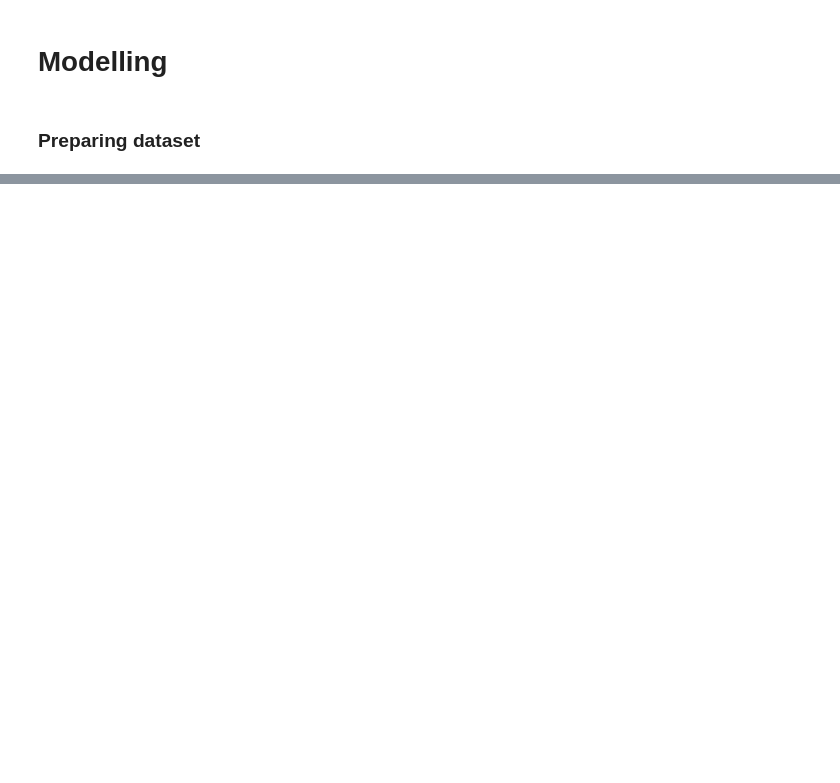
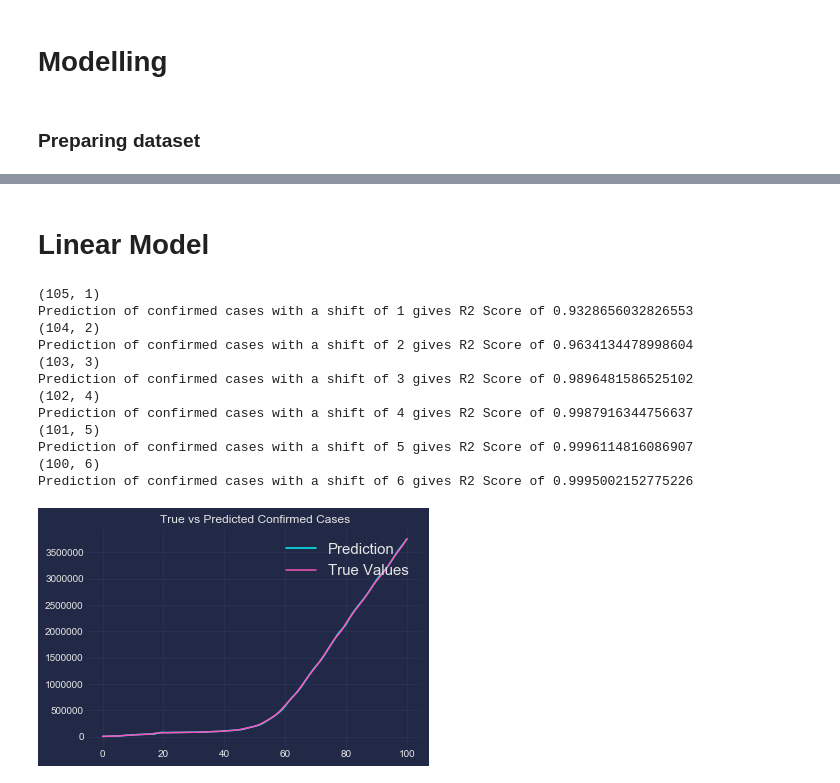
Before and after one commit to nlucian/covid19, a Jupyter notebook: BigDataProject_final.ipynb, the cells around one changed output, grey strips where cells are left out. Cells and saved outputs as stored; diff of their text form; code cells hidden in the pictures; blank space fills up the shorter version.

Commit message:
linear model + fixing the lockdown graph

```diff
--- a/BigDataProject_final.ipynb
+++ b/BigDataProject_final.ipynb
@@ -717,0 +761,44 @@ y_dead shape: (103,)
+# %% [markdown]
+# Linear Model
+# %%
+regressor = LinearRegression()
+
+for shift in np.arange(1, 7):
+    X_confirmed_copy=copy.deepcopy(X_confirmed)
+
+    x_confirmed_shift, y_confirmed_shift=shift_dataset(shift, X_confirmed_copy)
+
+    print(x_confirmed_shift.shape)
+    x_confirmed_log=np.log(x_confirmed_shift)
+    y_confirmed_log=np.log(y_confirmed_shift)
+    x_confirmed_log_train=x_confirmed_log[:80-shift]
+    x_confirmed_log_test=x_confirmed_log[80-shift:]
+    y_confirmed_log_train=y_confirmed_log[:80-shift]
+    y_confirmed_log_test=y_confirmed_log[80-shift:]
+    regressor.fit(x_confirmed_log_train,y_confirmed_log_train)
+    y_pred=regressor.predict(x_confirmed_log_test)
+    regressor.fit(x_confirmed_log_train,y_confirmed_log_train)
+    y_pred=regressor.predict(x_confirmed_log_test)
+    y_pred_exp=np.exp(y_pred)
+
+
+    print("Prediction of confirmed cases with a shift of " + str(shift)+ " gives R2 Score of "+str(r2_score(y_pred_exp,y_confirmed_shift[80-shift:])))
+    if shift==5:
+        plt.plot(np.concatenate((np.exp(regressor.predict(x_confirmed_log_train)),y_pred_exp),axis=0),label='Prediction')
+        plt.plot(y_confirmed_shift, label='True Values')
+        plt.title("True vs Predicted Confirmed Cases")
+        plt.legend(loc=1, prop={'size': 15})
+# %% [output]
+(105, 1)
+Prediction of confirmed cases with a shift of 1 gives R2 Score of 0.9328656032826553
+(104, 2)
+Prediction of confirmed cases with a shift of 2 gives R2 Score of 0.9634134478998604
+(103, 3)
+Prediction of confirmed cases with a shift of 3 gives R2 Score of 0.9896481586525102
+(102, 4)
+Prediction of confirmed cases with a shift of 4 gives R2 Score of 0.9987916344756637
+(101, 5)
+Prediction of confirmed cases with a shift of 5 gives R2 Score of 0.9996114816086907
+(100, 6)
+Prediction of confirmed cases with a shift of 6 gives R2 Score of 0.9995002152775226
+[figure, added]
```
Also changed, not shown: parts of 22 cells of this notebook.
